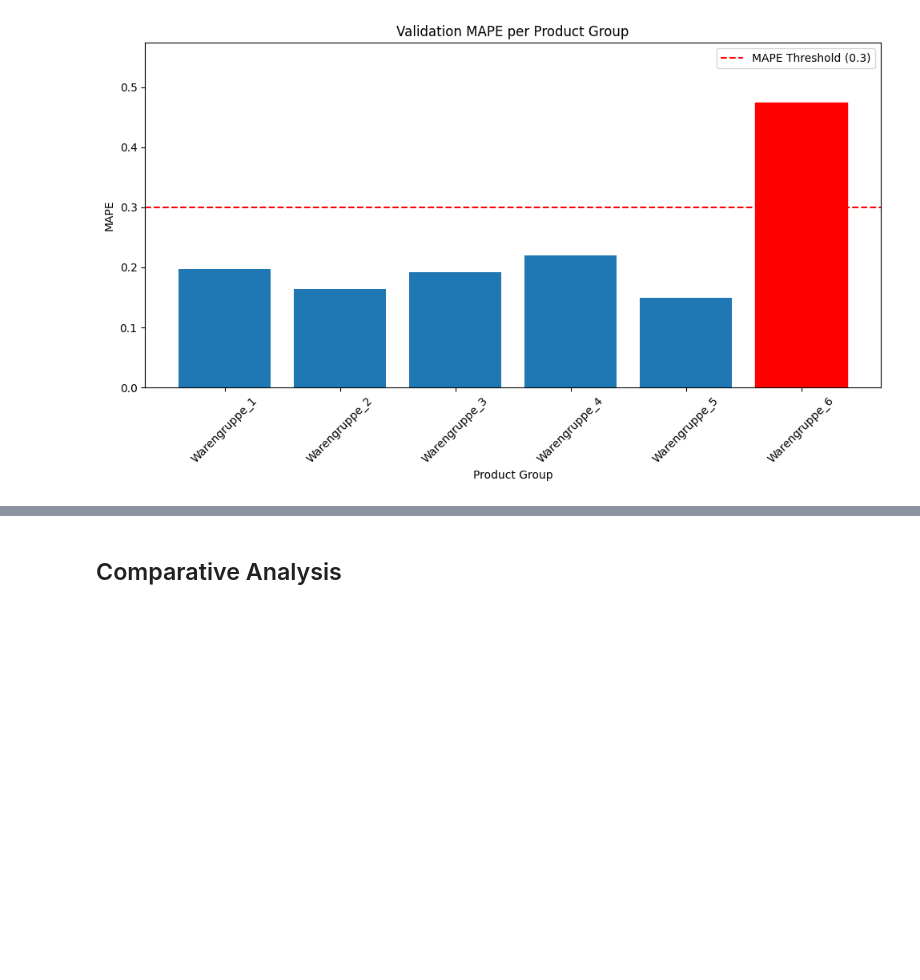
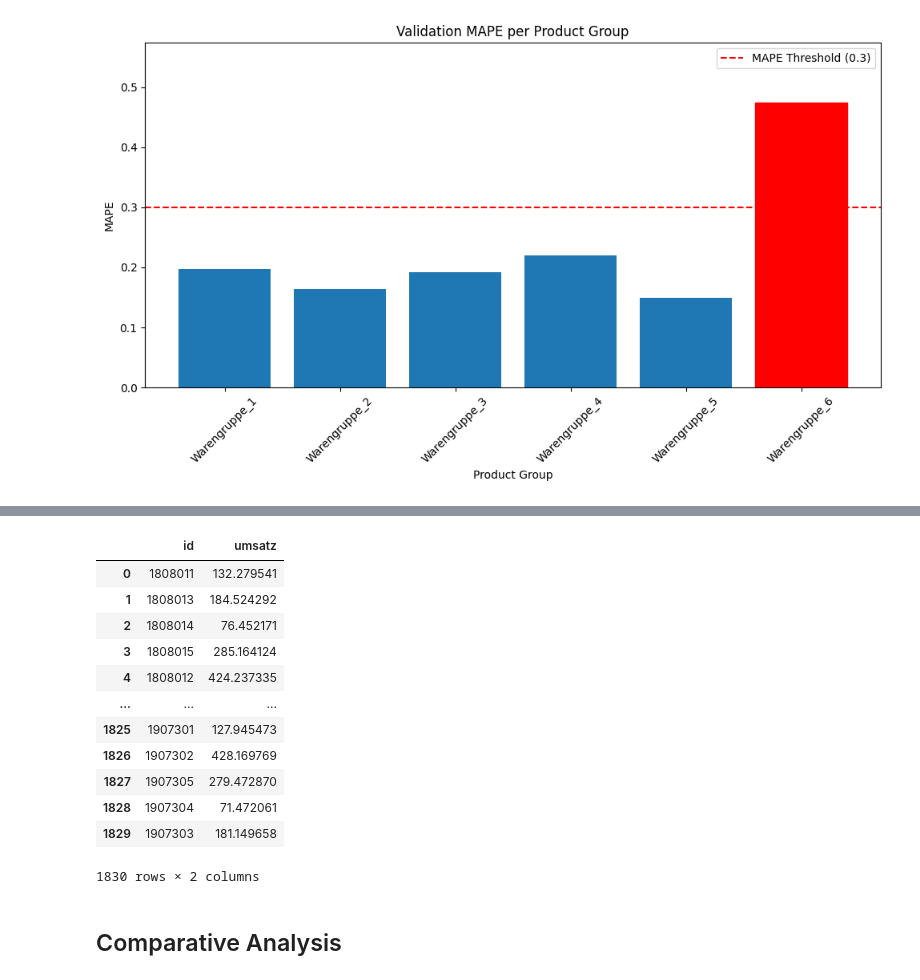
Before and after one commit to Godfaada/Bakery_Sales_Prediction, a Jupyter notebook: 3_Model/model_definition_evaluation.ipynb, the cells around one changed output, grey strips where cells are left out. Drawn from its saved outputs; the diff is of its cells as text; code cells hidden in the pictures; blank space fills up the shorter version.

Commit message:
Kaggle Notebook | model_definition_evaluation | added model submission

```diff
--- a/3_Model/model_definition_evaluation.ipynb
+++ b/3_Model/model_definition_evaluation.ipynb
@@ -42,6 +43,9 @@ X_val = pd.read_csv('/kaggle/input/bakery-sales-dataset-split/x_val.csv')
 Y_val = pd.read_csv('/kaggle/input/bakery-sales-dataset-split/y_val.csv')
 
 df_validation_split = pd.read_csv('/kaggle/input/df-val/df_validation_split.csv')
+
+test_df = pd.read_csv('/kaggle/input/test-data/test_df_for_modeling.csv')
+test_id = pd.read_csv('/kaggle/input/test-data/test_id_for_modeling.csv')
 # %%
 X_train_cnn = X_train.astype('float32').values
 X_val_cnn = X_val.astype('float32').values
@@ -236,0 +241,4 @@ plt.show()
+# %%
+test_df_sm = sm.add_constant(test_df)
+test_input = test_df.values
+test_predictions = model.predict(test_input)
@@ -236,0 +257,18 @@ plt.show()
+# %%
+model_submission = pd.DataFrame({'id': test_id.squeeze(), 'umsatz': test_predictions.ravel()})
+# %%
+model_submission
+# %% [output]
+|  | id | umsatz |
+| 0 | 1808011 | 132.279541 |
+| 1 | 1808013 | 184.524292 |
+| 2 | 1808014 | 76.452171 |
+| 3 | 1808015 | 285.164124 |
+| 4 | 1808012 | 424.237335 |
+| ... | ... | ... |
+| 1825 | 1907301 | 127.945473 |
+| 1826 | 1907302 | 428.169769 |
+| 1827 | 1907305 | 279.472870 |
+| 1828 | 1907304 | 71.472061 |
+| 1829 | 1907303 | 181.149658 |
+1830 rows × 2 columns
```
Also changed, not shown: parts of 10 cells of this notebook.
